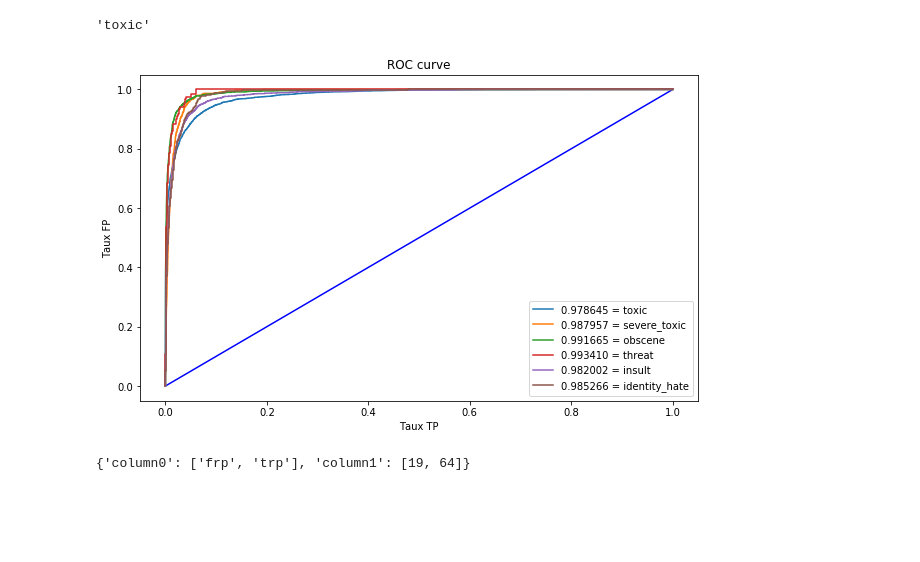
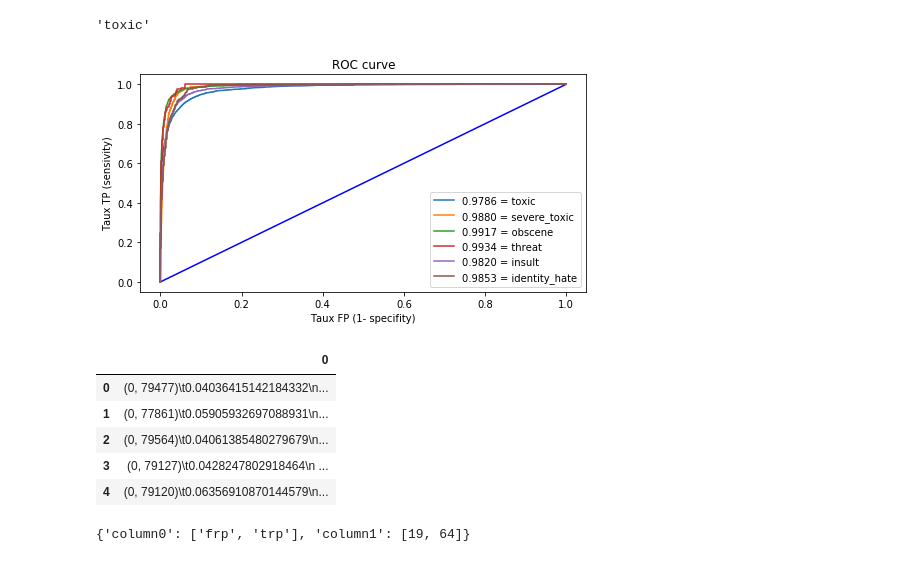
Before and after one commit to sghenimi/ScratchML, a Jupyter notebook: 0-kaggle-jigsaw/4_Step_2_NLTK.ipynb, the cells around one changed output. Drawn from its saved outputs; the diff is of its cells as text; code cells hidden in the pictures; blank space fills up the shorter version.

```diff
--- a/0-kaggle-jigsaw/4_Step_2_NLTK.ipynb
+++ b/0-kaggle-jigsaw/4_Step_2_NLTK.ipynb
@@ -144,18 +166,22 @@ train_features.shape
 #target_col = ['toxic', 'severe_toxic']
 target_col = ['toxic', 'severe_toxic', 'obscene', 'threat','insult', 'identity_hate']
 # %%
+
+auc_data ={"column0": ['frp','trp']}
 scores = []
-auc_data ={
-  "column0": ['frp','trp']
-}
 for class_name in target_col:
     print("@@@@ Column : ",class_name)
     train_target = dftrain[class_name]
     X_train, X_test, y_train, y_test = train_test_split(train_features, train_target, train_size = 0.75)
+
     clf_LR = LogisticRegression(C=1, solver='sag')
-    cv_score = np.mean(cross_val_score(clf_LR, X_train, y_train, cv=5, scoring='roc_auc'))
-    scores.append(cv_score)
-    print('CV score for class {} is {}'.format(class_name, cv_score))
+    cv_score_LR = np.mean(cross_val_score(clf_LR,
+                                       X_train,
+                                       y_train,
+                                       cv=5,
+                                       scoring='roc_auc'))
+    scores.append(cv_score_LR)
+    print('CV score for class {} = {}'.format(class_name, cv_score))
 
     clf_LR.fit(X_train, y_train)
 
@@ -250,16 +276,16 @@ df.columns[1]
 'toxic'
 # %%
 
-plt.figure(figsize=(10,6))
+plt.figure(figsize=(8,4))
 plt.plot([0,1],[0,1],color='b')
 for class_name in target_col:
     plt.plot(df[class_name][0],
              df[class_name][1],
-             label= '{:.6f} = {}'.format(auc(df[class_name][0],df[class_name][1]), class_name))
+             label= '{:.4f} = {}'.format(auc(df[class_name][0],df[class_name][1]), class_name))
     plt.legend(loc='best')
-    plt.xlabel('Taux TP')
-    plt.ylabel('Taux FP')
+    plt.xlabel('Taux FP (1- specifity)')
+    plt.ylabel('Taux TP (sensivity)')
     plt.title('ROC curve')
 plt.show()
 # %% [output]
-[figure, old version]
+[figure, new version]
@@ -266,3 +294,12 @@ plt.show()
+# %%
+x.head()
+# %% [output]
+|  | 0 |
+| 0 | (0, 79477)\t0.04036415142184332\n... |
+| 1 | (0, 77861)\t0.05905932697088931\n... |
+| 2 | (0, 79564)\t0.04061385480279679\n... |
+| 3 | (0, 79127)\t0.0428247802918464\n ... |
+| 4 | (0, 79120)\t0.06356910870144579\n... |
 # %%
 target_col = ['toxic', 'severe_toxic', 'obscene', 'threat','insult', 'identity_hate']
 # %%
```
Also changed, not shown: parts of 3 cells of this notebook.
